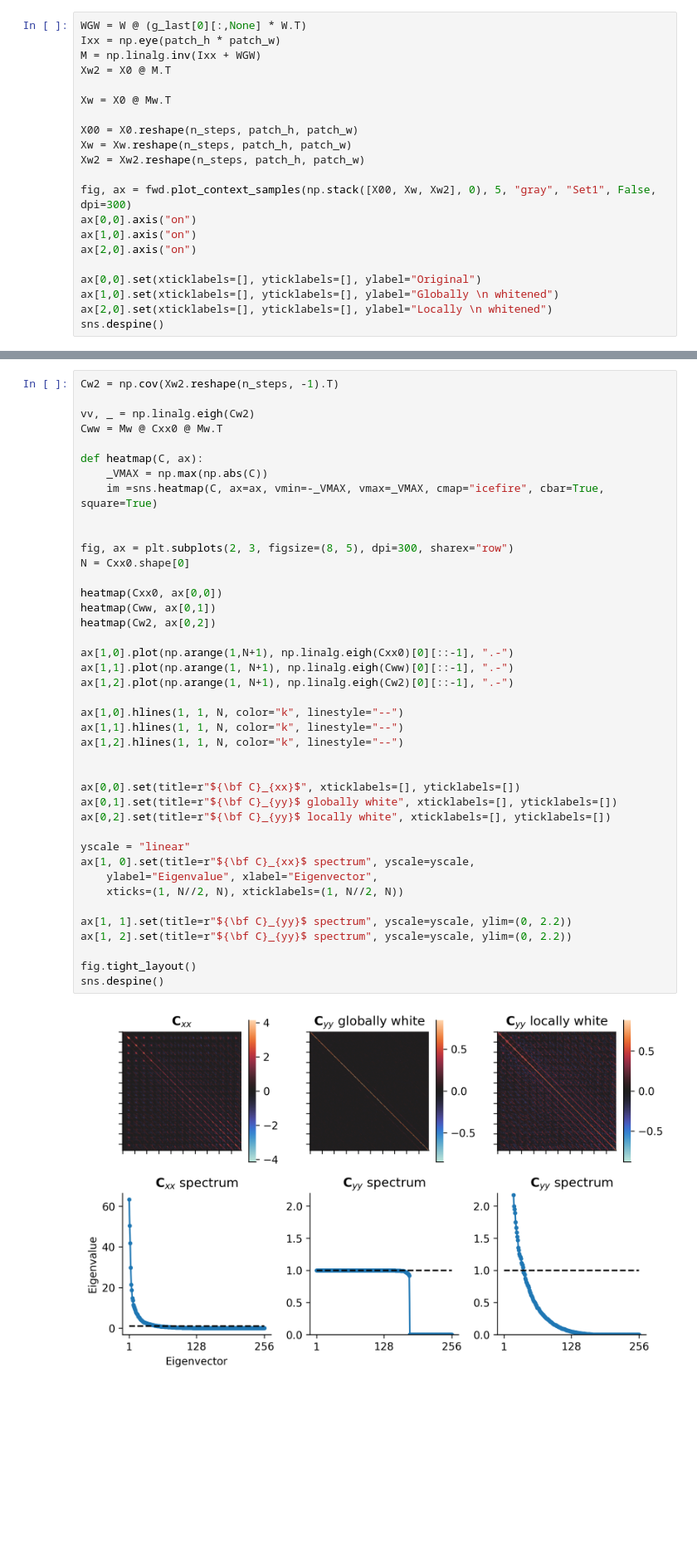
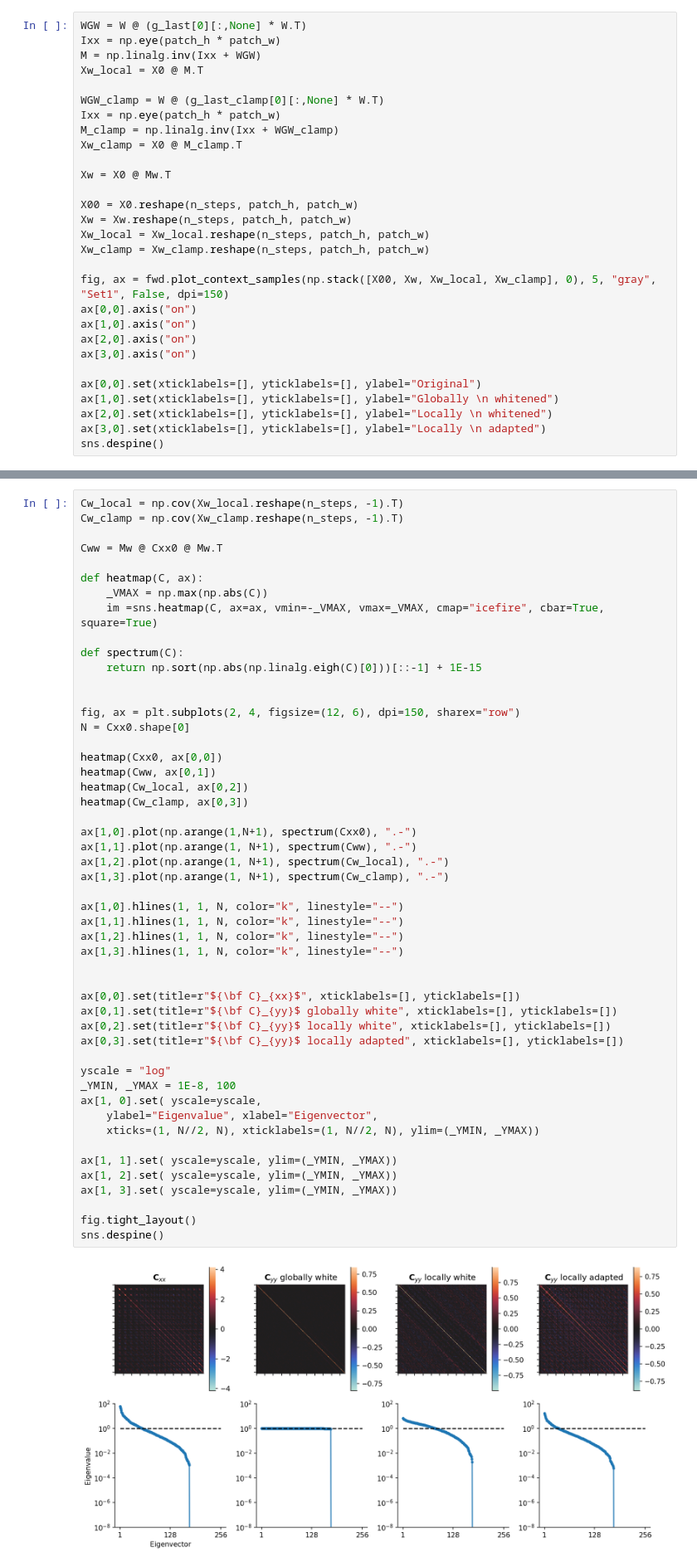
Before and after one commit to lyndond/frame_whitening, a Jupyter notebook: figures/conv2d.ipynb, the cells around one changed output, grey strips where cells are left out. Shown at 83% size. Saved outputs shown, nothing was run; the diff lists cells and outputs as text; blank space fills up the shorter version.

```diff
--- a/figures/conv2d.ipynb
+++ b/figures/conv2d.ipynb
@@ -100,21 +112,29 @@ ax.set(xlabel=f"Step (x{step_skip})", ylabel=r"$g_i$");
 WGW = W @ (g_last[0][:,None] * W.T)
 Ixx = np.eye(patch_h * patch_w)
 M = np.linalg.inv(Ixx + WGW)
-Xw2 = X0 @ M.T
+Xw_local = X0 @ M.T
+
+WGW_clamp = W @ (g_last_clamp[0][:,None] * W.T)
+Ixx = np.eye(patch_h * patch_w)
+M_clamp = np.linalg.inv(Ixx + WGW_clamp)
+Xw_clamp = X0 @ M_clamp.T
 
 Xw = X0 @ Mw.T
 
 X00 = X0.reshape(n_steps, patch_h, patch_w)
 Xw = Xw.reshape(n_steps, patch_h, patch_w)
-Xw2 = Xw2.reshape(n_steps, patch_h, patch_w)
+Xw_local = Xw_local.reshape(n_steps, patch_h, patch_w)
+Xw_clamp = Xw_clamp.reshape(n_steps, patch_h, patch_w)
 
-fig, ax = fwd.plot_context_samples(np.stack([X00, Xw, Xw2], 0), 5, "gray", "Set1", False, dpi=300)
+fig, ax = fwd.plot_context_samples(np.stack([X00, Xw, Xw_local, Xw_clamp], 0), 5, "gray", "Set1", False, dpi=150)
 ax[0,0].axis("on")
 ax[1,0].axis("on")
 ax[2,0].axis("on")
+ax[3,0].axis("on")
 
 ax[0,0].set(xticklabels=[], yticklabels=[], ylabel="Original")
 ax[1,0].set(xticklabels=[], yticklabels=[], ylabel="Globally \n whitened")
 ax[2,0].set(xticklabels=[], yticklabels=[], ylabel="Locally \n whitened")
+ax[3,0].set(xticklabels=[], yticklabels=[], ylabel="Locally \n adapted")
 sns.despine()
 # %% [output]
@@ -122,43 +142,52 @@ sns.despine()
 # %%
-Cw2 = np.cov(Xw2.reshape(n_steps, -1).T)
+Cw_local = np.cov(Xw_local.reshape(n_steps, -1).T)
+Cw_clamp = np.cov(Xw_clamp.reshape(n_steps, -1).T)
 
-vv, _ = np.linalg.eigh(Cw2)
 Cww = Mw @ Cxx0 @ Mw.T
 
 def heatmap(C, ax):
     _VMAX = np.max(np.abs(C))
     im =sns.heatmap(C, ax=ax, vmin=-_VMAX, vmax=_VMAX, cmap="icefire", cbar=True, square=True)
 
+def spectrum(C):
+    return np.sort(np.abs(np.linalg.eigh(C)[0]))[::-1] + 1E-15
 
-fig, ax = plt.subplots(2, 3, figsize=(8, 5), dpi=300, sharex="row")
+
+fig, ax = plt.subplots(2, 4, figsize=(12, 6), dpi=150, sharex="row")
 N = Cxx0.shape[0]
 
 heatmap(Cxx0, ax[0,0])
 heatmap(Cww, ax[0,1])
-heatmap(Cw2, ax[0,2])
+heatmap(Cw_local, ax[0,2])
+heatmap(Cw_clamp, ax[0,3])
 
-ax[1,0].plot(np.arange(1,N+1), np.linalg.eigh(Cxx0)[0][::-1], ".-")
-ax[1,1].plot(np.arange(1, N+1), np.linalg.eigh(Cww)[0][::-1], ".-")
-ax[1,2].plot(np.arange(1, N+1), np.linalg.eigh(Cw2)[0][::-1], ".-")
+ax[1,0].plot(np.arange(1,N+1), spectrum(Cxx0), ".-")
+ax[1,1].plot(np.arange(1, N+1), spectrum(Cww), ".-")
+ax[1,2].plot(np.arange(1, N+1), spectrum(Cw_local), ".-")
+ax[1,3].plot(np.arange(1, N+1), spectrum(Cw_clamp), ".-")
 
 ax[1,0].hlines(1, 1, N, color="k", linestyle="--")
 ax[1,1].hlines(1, 1, N, color="k", linestyle="--")
 ax[1,2].hlines(1, 1, N, color="k", linestyle="--")
+ax[1,3].hlines(1, 1, N, color="k", linestyle="--")
 
 
 ax[0,0].set(title=r"${\bf C}_{xx}$", xticklabels=[], yticklabels=[])
 ax[0,1].set(title=r"${\bf C}_{yy}$ globally white", xticklabels=[], yticklabels=[])
 ax[0,2].set(title=r"${\bf C}_{yy}$ locally white", xticklabels=[], yticklabels=[])
+ax[0,3].set(title=r"${\bf C}_{yy}$ locally adapted", xticklabels=[], yticklabels=[])
 
-yscale = "linear"
-ax[1, 0].set(title=r"${\bf C}_{xx}$ spectrum", yscale=yscale,
+yscale = "log"
+_YMIN, _YMAX = 1E-8, 100
+ax[1, 0].set( yscale=yscale,
     ylabel="Eigenvalue", xlabel="Eigenvector",
-    xticks=(1, N//2, N), xticklabels=(1, N//2, N))
+    xticks=(1, N//2, N), xticklabels=(1, N//2, N), ylim=(_YMIN, _YMAX))
 
-ax[1, 1].set(title=r"${\bf C}_{yy}$ spectrum", yscale=yscale, ylim=(0, 2.2))
-ax[1, 2].set(title=r"${\bf C}_{yy}$ spectrum", yscale=yscale, ylim=(0, 2.2))
+ax[1, 1].set( yscale=yscale, ylim=(_YMIN, _YMAX))
+ax[1, 2].set( yscale=yscale, ylim=(_YMIN, _YMAX))
+ax[1, 3].set( yscale=yscale, ylim=(_YMIN, _YMAX))
 
 fig.tight_layout()
 sns.despine()
 # %% [output]
-[figure, old version]
+[figure, new version]
```
Also changed, not shown: parts of 6 cells of this notebook, 4 other files.
